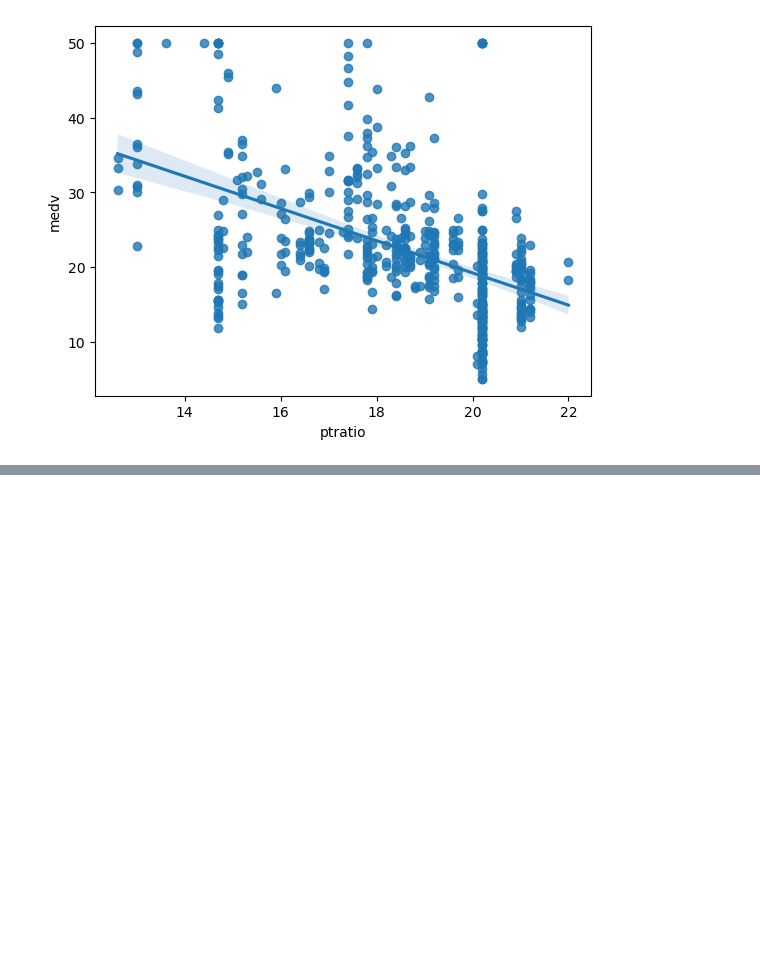
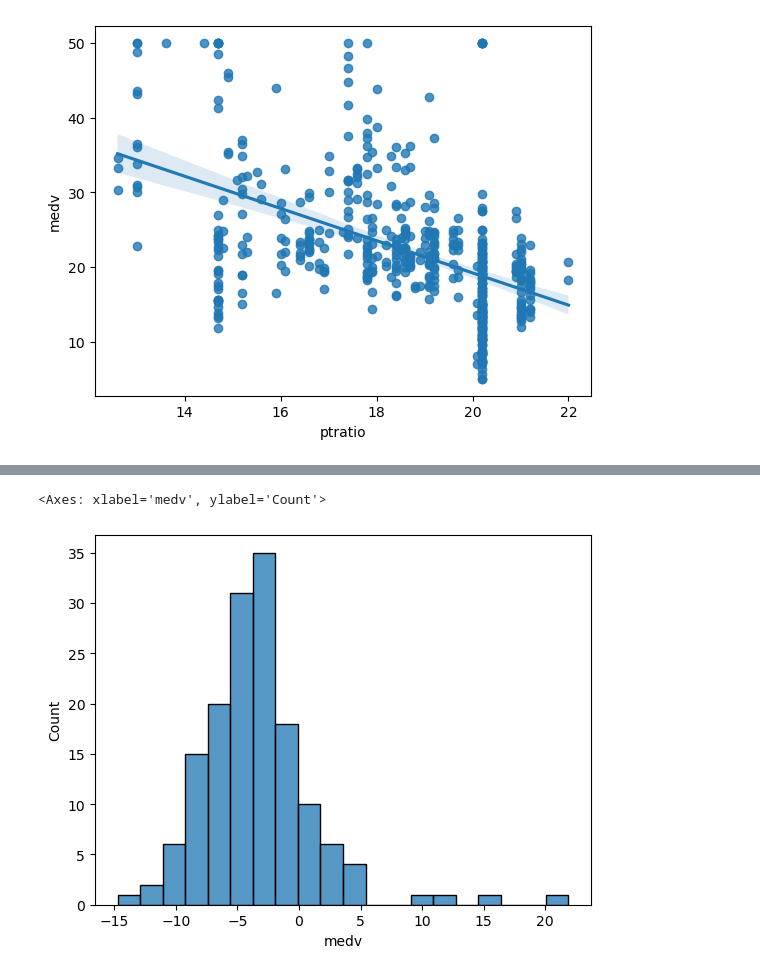
Before and after one commit to zacharias1219/data_science, a Jupyter notebook: Boston prediction/main.ipynb, the cells around one changed output, grey strips where cells are left out. Drawn from its saved outputs; the diff is of its cells as text; code cells hidden in the pictures; blank space fills up the shorter version.

```diff
--- a/Boston prediction/main.ipynb
+++ b/Boston prediction/main.ipynb
@@ -137,0 +190,3 @@ X_test = scaler.transform(X_test)
+# %%
+residual = y_test - pred
+residual
@@ -137,0 +206,5 @@ X_test = scaler.transform(X_test)
+# %%
+sns.histplot(residual)
+# %% [output]
+<Axes: xlabel='medv', ylabel='Count'>
+[figure, added]
```
Also changed, not shown: parts of 10 cells of this notebook.
